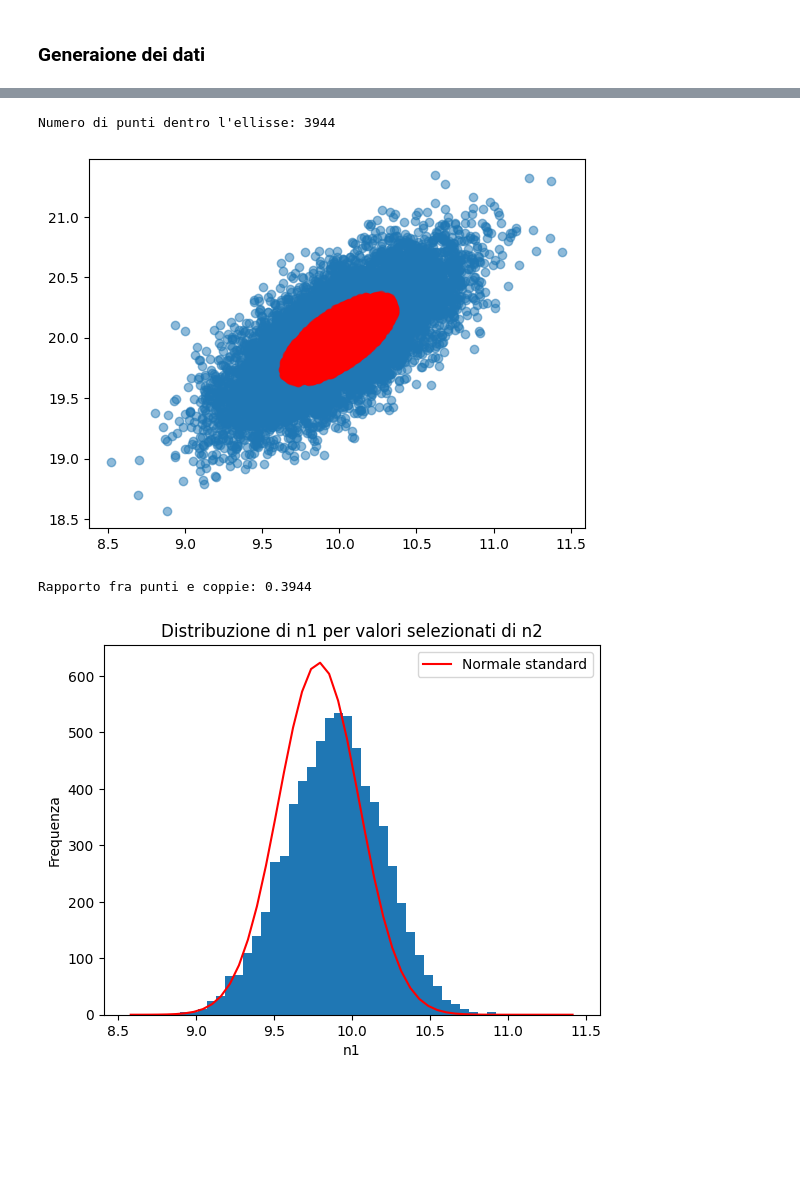
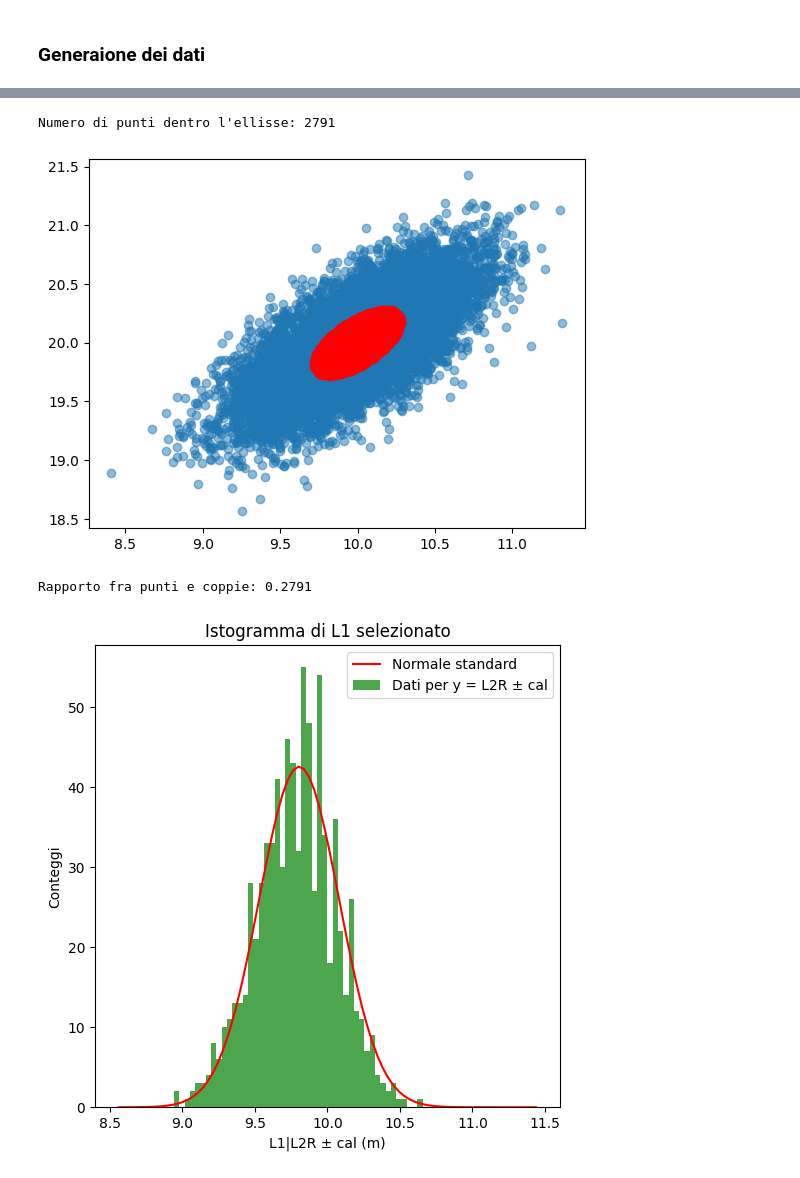
Before and after one commit to Its-mics/Statistica, a Jupyter notebook: laboratorio/Esercitazioni/terza_es.ipynb, the cells around one changed output, grey strips where cells are left out. Cells and saved outputs as stored; diff of their text form; code cells hidden in the pictures; blank space fills up the shorter version.

```diff
--- a/laboratorio/Esercitazioni/terza_es.ipynb
+++ b/laboratorio/Esercitazioni/terza_es.ipynb
@@ -199,16 +146,17 @@ ax2.legend(['n2'])
 # %%
-var_n1 = varianza(n1, N-1)
+var_n1 = covarianza(n[0], n[0], [mu[0], mu[0]], N-1)
 print(f"Varianza di n1 con Bessel: {var_n1}")
-var_n1 = varianza(n1, N)
+var_n1 = covarianza(n[0], n[0], [mu[0], mu[0]], N)
 print(f"Varianza di n1 baised: {var_n1}")
-var_n2 = varianza(n2, N-1)
+
+var_n2 = covarianza(n[1], n[1], [mu[1], mu[1]], N-1)
 print(f"Varianza di n2 con Bessel: {var_n2}")
-var_n2 = varianza(n2, N)
+var_n2 = covarianza(n[1], n[1], [mu[1], mu[1]], N)
 print(f"Varianza di n2 baised: {var_n2}")
-corr = correllazione(n1, n2, N-1)
+
+corr = correllazione(n[0], n[1], mu, N-1)
 print(f"Correlazione: {corr}")
-var_correllate = varianza_correllate(n1, n2, N-1)
-print(f"Varianza delle variabili correllate: {var_correllate}")
-var_z=varianza(n1+n2, N-1)
-print(f"Varianza di Z: {var_z}")
+
+val_s1=print(f"Valore atteso varianza 1: {var_s1+0.3**2}")
+val_s2=print(f"Valore atteso varianza 2: {var_s2+0.3**2}")
 # %% [output]
@@ -227,28 +175,35 @@ plt.scatter(n1, n2, alpha=0.5)
 # %%
-Q = Q2_condizionato(n1, n2, N-1, corr)
+Q = Q2(n[0], n[1],  mu, sigma_s, corr)
 punti_ellisse = np.where(Q <= 1)
-plt.scatter(n1[punti_ellisse], n2[punti_ellisse], color='red', alpha=0.5, label='Punti dentro l\'ellisse')
+plt.scatter(n[0][punti_ellisse], n[1][punti_ellisse], color='red', alpha=0.5, label='Punti dentro l\'ellisse')
 print(f"Numero di punti dentro l'ellisse: {len(punti_ellisse[0])}")
-plt.scatter(n1, n2, alpha=0.5)
-plt.scatter(n1[punti_ellisse], n2[punti_ellisse], color='red', alpha=0.5, label='Punti dentro l\'ellisse')
+plt.scatter(n[0], n[1], alpha=0.5)
+plt.scatter(n[0][punti_ellisse], n[1][punti_ellisse], color='red', alpha=0.5, label='Punti dentro l\'ellisse')
 plt.show()
 print(f"Rapporto fra punti e coppie: {len(punti_ellisse[0])/N}")
 # %% [output]
-Numero di punti dentro l'ellisse: 3944
+Numero di punti dentro l'ellisse: 2791
-[figure, old version]
+[figure, new version]
-Rapporto fra punti e coppie: 0.3944
+Rapporto fra punti e coppie: 0.2791
 # %%
-punti_selezionati= np.where((n2 >= 19.2) & (n2 <= 20.2))
-h1, bins1, patches = plt.hist(n1[punti_selezionati], bins=50, range=(10-4*var_n1, 10+4*var_n1))
-centri1 = (bins1[:-1] + bins1[1:]) / 2
-delta_x1 = bins1[1] - bins1[0]
+tolleranza = 0.05
 
-plt.plot(centri1, gaussian_pdf(centri1, mu_condizionato(n1, n2, N-1, corr), sigma_condizionato(n1,
-                         n2, N-1, corr))*len(n1[punti_selezionati])*delta_x1, color='red', label='Normale standard')
-plt.xlabel('n1')
-plt.ylabel('Frequenza')
-plt.title('Distribuzione di n1 per valori selezionati di n2')
+lista_2 = np.where(np.abs(n[1] - 19.7) < tolleranza)
+n1_selected1= n[0][lista_2]
+
+h1, bin_edges1 = np.histogram(n1_selected1, bins=80, range= (mu[0]-4*sigma_s[0], mu[0]+4*sigma_s[0]))
+delta_x1 = bin_edges1[1] - bin_edges1[0]
+centri1 = (bin_edges1[:-1] + bin_edges1[1:]) / 2
+
+
+
+plt.figure(figsize=(6,6))
+plt.bar(centri1, h1, width=delta_x1, color='green', alpha=0.7, label='Dati per y = L2R ± cal')
+plt.plot(centri1, gaussian_pdf(centri1, mu[0] + corr* sigma_s[0]/sigma_s[1]*(19.7-mu[1]), sigma_s[0]*np.sqrt(1- corr**2))*len(n1_selected1)*delta_x1, color='red', label='Normale standard')
+plt.xlabel('L1|L2R ± cal (m)')
+plt.ylabel('Conteggi')
+plt.title('Istogramma di L1 selezionato')
 plt.legend()
 plt.show()
 # %% [output]
-[figure, old version]
+[figure, new version]
```
Also changed, not shown: parts of 18 cells of this notebook, 2 other files.
